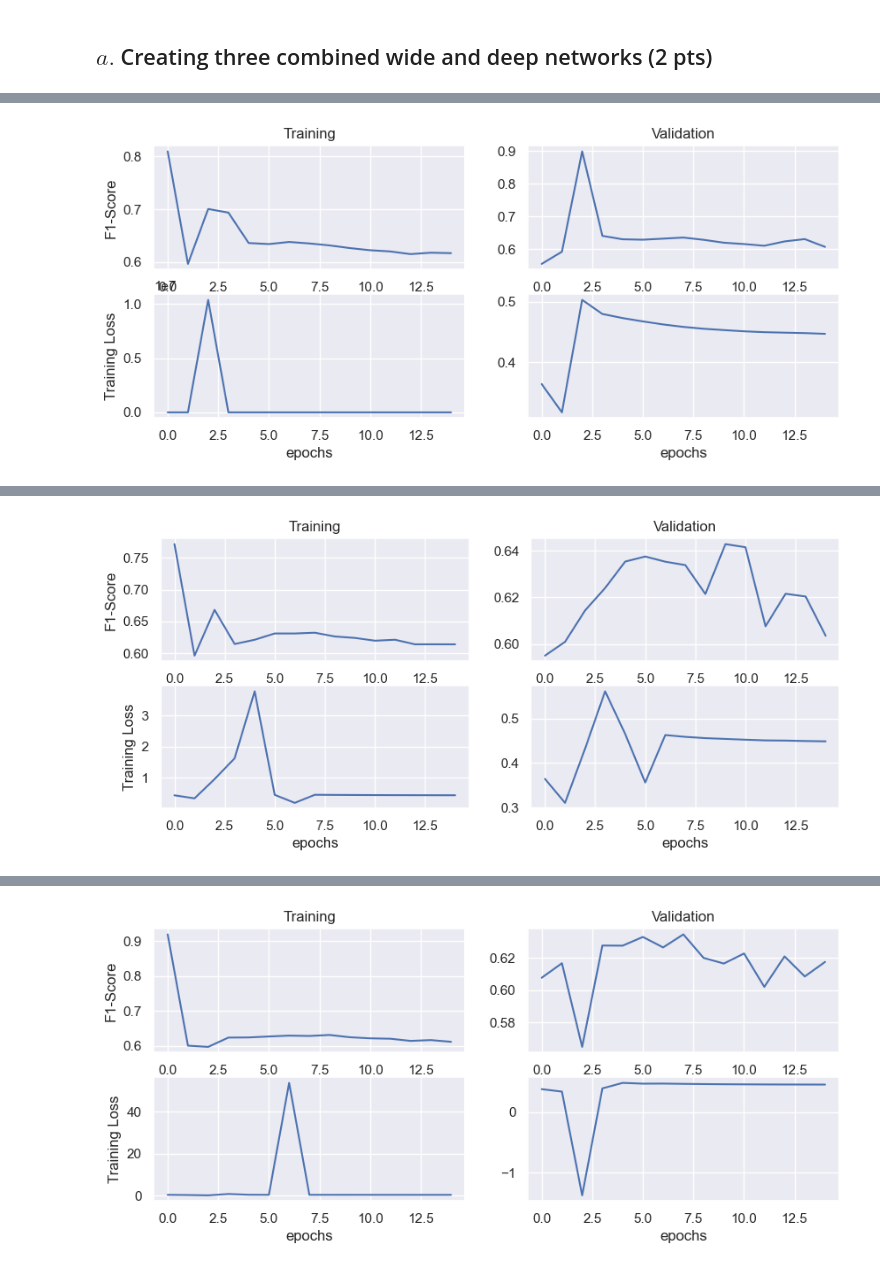
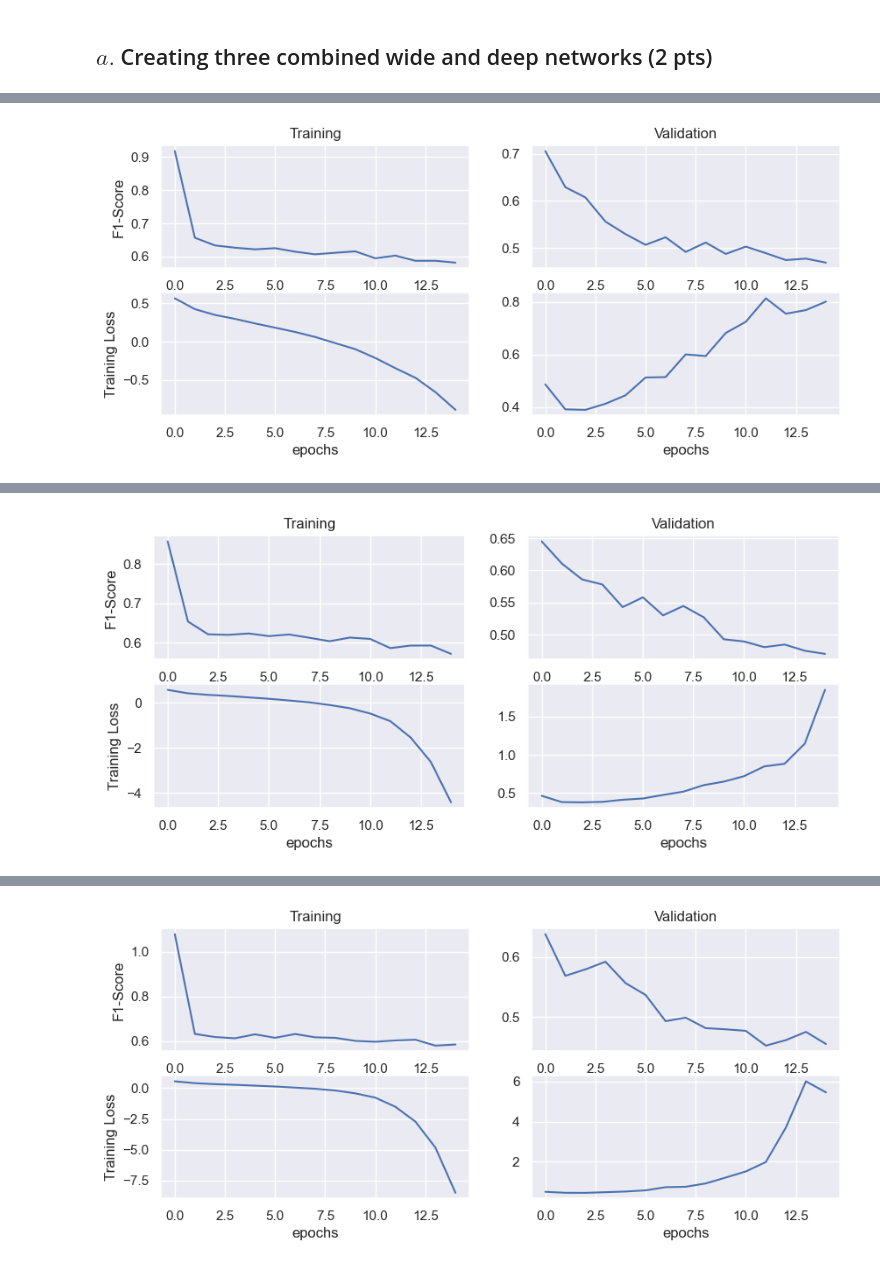
Before and after one commit to kirkwat/machine-learning, a Jupyter notebook: lab5/kirk.ipynb, the cells around one changed output, grey strips where cells are left out. Drawn from its saved outputs; the diff is of its cells as text; code cells hidden in the pictures.

Commit message:
continue modeling

```diff
--- a/lab5/kirk.ipynb
+++ b/lab5/kirk.ipynb
@@ -87,7 +87,7 @@ df = pd.read_csv('diabetes_012_health_indicators_BRFSS2015.csv')
 from copy import deepcopy
 df_target = deepcopy(df)
 # ========================================================
-# df_target.drop(df_target.tail(252000).index,inplace = True) # lets keep the entire dataset for now
+df_target.drop(df_target.tail(247000).index,inplace = True) # lets keep the entire dataset for now
 
 print(df_target.info())
 
@@ -375,7 +375,7 @@ from tensorflow.keras import backend as K
 # F1-score is no longer supported in keras so we must make a F1-score function
 # From https://aakashgoel12.medium.com/how-to-add-user-defined-function-get-f1-score-in-keras-metrics-3013f979ce0d
 
-def get_f1(y_true, y_pred): #taken from old keras source code
+def f1(y_true, y_pred): #taken from old keras source code
     true_positives = K.sum(K.round(K.clip(y_true * y_pred, 0, 1)))
     possible_positives = K.sum(K.round(K.clip(y_true, 0, 1)))
     predicted_positives = K.sum(K.round(K.clip(y_pred, 0, 1)))
@@ -476,7 +476,7 @@ for train_idx, test_idx in skfold.split(X, y):
 
     model = Model(inputs=[input_crossed,input_cat,input_num], outputs=final_branch)
 #FIX HERE
-    model.compile(optimizer='sgd',
+    model.compile(optimizer='adam',
                    loss='binary_crossentropy', #categorical_crossentropy?
                    metrics=[f1])
 
@@ -521 +521 @@ Fold X - Loss: 0.44706490635871887 F1-Score: 0.6065618395805359
-[figure, old version]
+[figure, new version]
@@ -523 +523 @@ Fold X - Loss: 0.44844308495521545 F1-Score: 0.6034796237945557
-[figure, old version]
+[figure, new version]
@@ -525 +525 @@ Fold X - Loss: 0.4524111747741699 F1-Score: 0.6174210906028748
-[figure, old version]
+[figure, new version]
```
Also changed, not shown: parts of 13 cells of this notebook.
